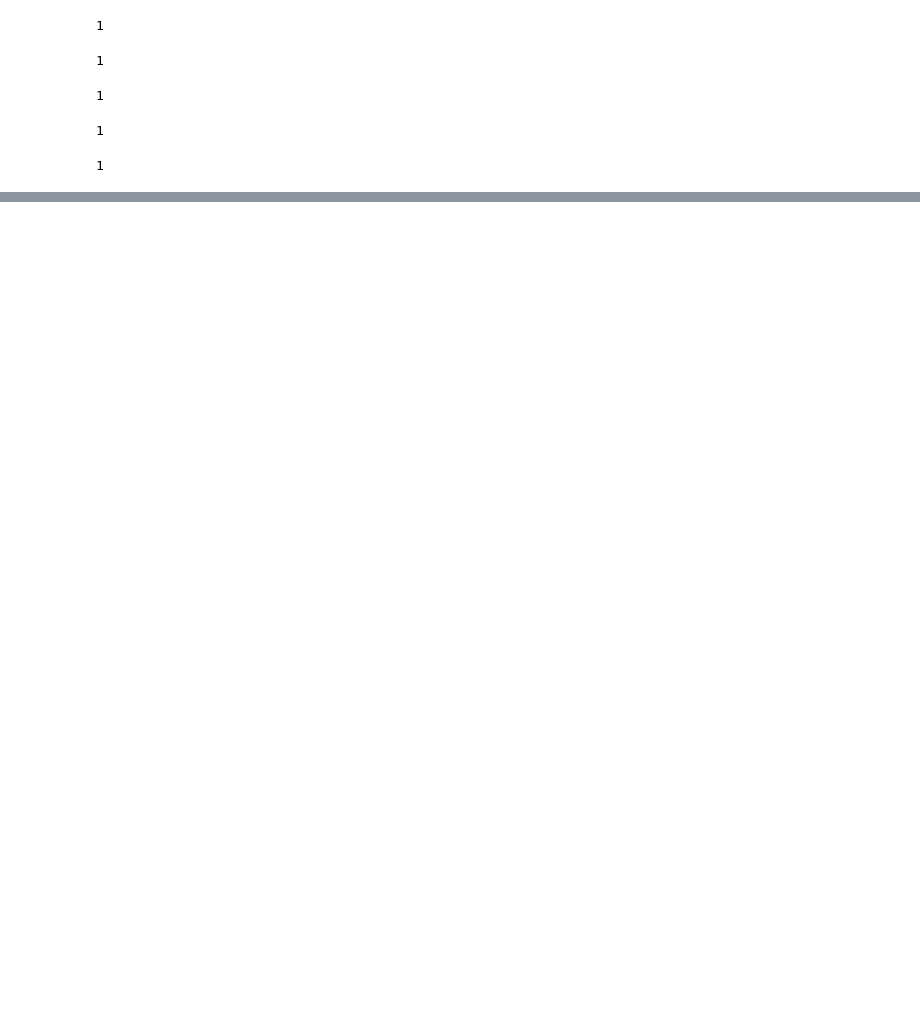
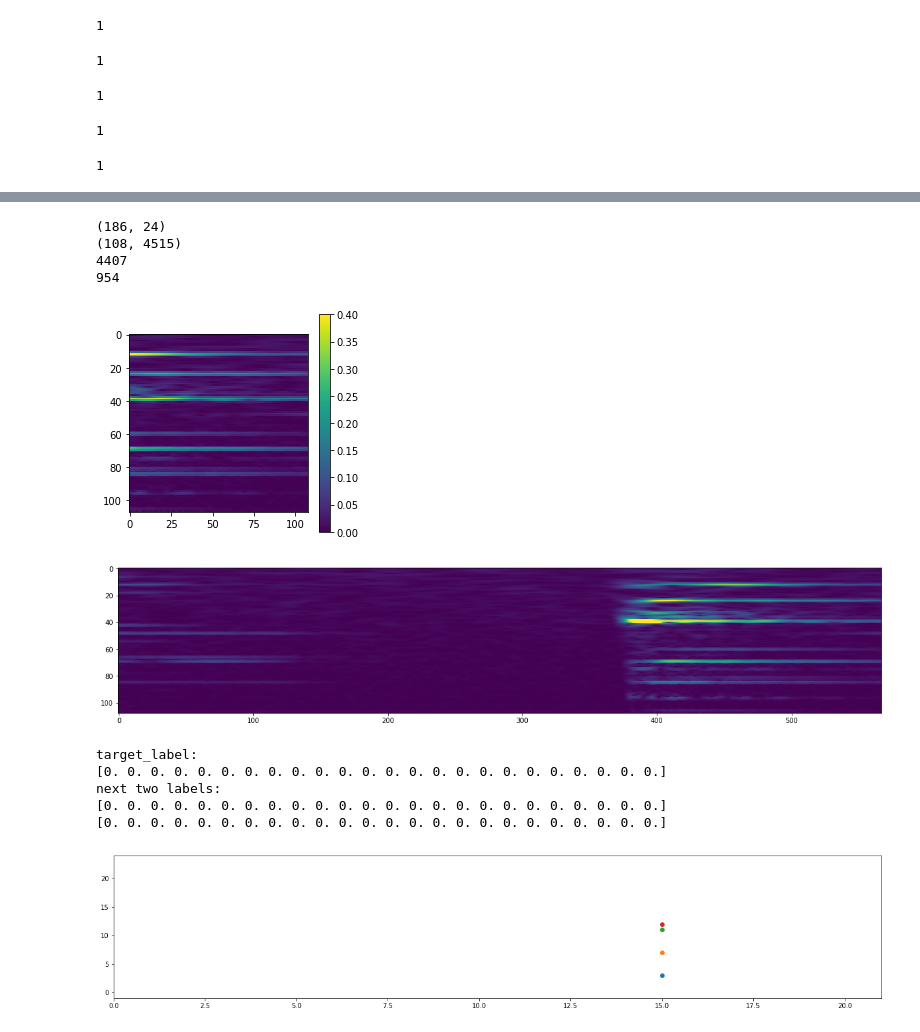
Before and after one commit to tonghuikang/musicpygame, a Jupyter notebook: august/method_lstmcnn_75percent/test_synthesized.ipynb, the cells around one changed output, grey strips where cells are left out. Drawn from its saved outputs; the diff is of its cells as text; code cells hidden in the pictures; blank space fills up the shorter version.

```diff
--- a/august/method_lstmcnn_75percent/test_synthesized.ipynb
+++ b/august/method_lstmcnn_75percent/test_synthesized.ipynb
@@ -211 +357,20 @@ for notes_, label_, spectrogram_ in zip(glob_notes, glob_label, glob_spectrogram
+# %%
+for spectrogram_,label_ in zip(glob_spectrogram,glob_label):
+
+    spectrogram = np.load(spectrogram_)
+    label = np.load(label_)
+    cnn_input, lstm_input, target_label = generate_random_cnn_lstm_input_and_target_label(spectrogram,label)
+# %% [output]
+(186, 24)
+(108, 4515)
+4407
+954
+[figure, added]
+[figure, added]
+target_label:
+[0. 0. 0. 0. 0. 0. 0. 0. 0. 0. 0. 0. 0. 0. 0. 0. 0. 0. 0. 0. 0. 0. 0. 0.]
+next two labels:
+[0. 0. 0. 0. 0. 0. 0. 0. 0. 0. 0. 0. 0. 0. 0. 0. 0. 0. 0. 0. 0. 0. 0. 0.]
+[0. 0. 0. 0. 0. 0. 0. 0. 0. 0. 0. 0. 0. 0. 0. 0. 0. 0. 0. 0. 0. 0. 0. 0.]
+[figure, added]
 # %%
```
Also changed, not shown: parts of 10 cells of this notebook.
